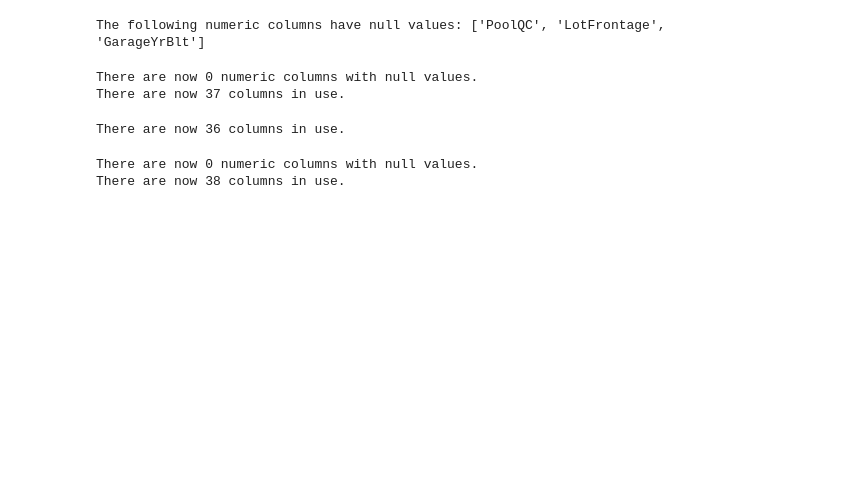
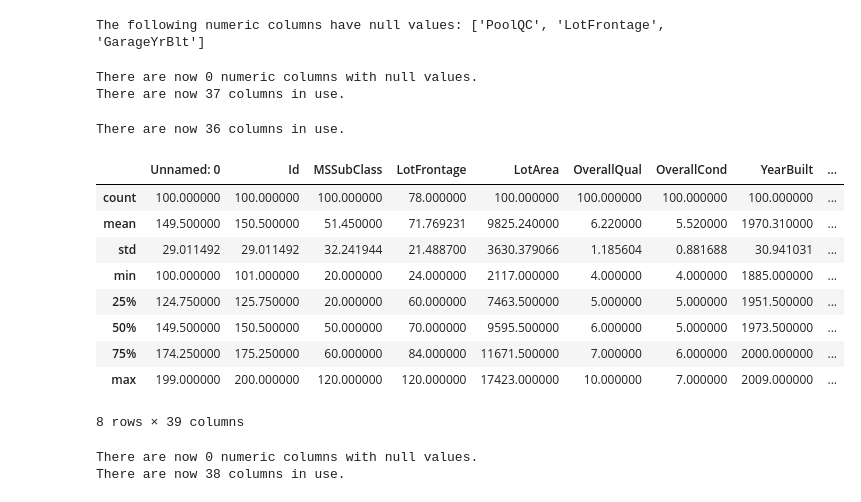
Before and after one commit to treysclark/Predicting-Housing-Prices, a Jupyter notebook: notebook.ipynb, the cells around one changed output. Saved outputs shown, nothing was run; the diff lists cells and outputs as text; code cells hidden in the pictures; blank space fills up the shorter version.

```diff
--- a/notebook.ipynb
+++ b/notebook.ipynb
@@ -432,4 +480,49 @@ clean_data = num_data[num_data.columns[num_data.sum() > 0]]
 trackTrainColCount(clean_data)
 # %% [output]
 There are now 36 columns in use.
+# %%
+# Data Preparation: Step 7 (Replace Outliers with Smallest/Largest Non-Outliers in Testing Data)
+# Source: https://careerfoundry.com/en/blog/data-analytics/how-to-find-outliers/#what-is-an-outlier
+
+def impute_outliers_IQR(df):
+
+    q1=df.quantile(0.25)
+
+    q3=df.quantile(0.75)
+
+    IQR=q3-q1
+
+    # Calculate largest and smmallest non-outlier in dataset
+    upper = df[~(df>(q3+1.5*IQR))].max()
+    lower = df[~(df<(q1-1.5*IQR))].min()
+
+    # Replace outliers with smallest/largest non-outliers in dataset
+    df = np.where(df > upper,
+        upper,
+        np.where(df < lower, lower,df)
+        )
+
+    return df
+
+
+test_outliers_df = test_data.select_dtypes(include=np.number).copy(deep=True)
+test_non_outliers_df = pd.DataFrame([])
+
+
+for col in test_outliers_df.columns:
+    test_non_outliers_df[col] = impute_outliers_IQR(test_outliers_df[col])
+
+
+test_non_outliers_df.describe()
+# %% [output]
+|  | Unnamed: 0 | Id | MSSubClass | LotFrontage | LotArea | OverallQual | OverallCond | YearBuilt | ... |
+| count | 100.000000 | 100.000000 | 100.000000 | 78.000000 | 100.000000 | 100.000000 | 100.000000 | 100.000000 | ... |
+| mean | 149.500000 | 150.500000 | 51.450000 | 71.769231 | 9825.240000 | 6.220000 | 5.520000 | 1970.310000 | ... |
+| std | 29.011492 | 29.011492 | 32.241944 | 21.488700 | 3630.379066 | 1.185604 | 0.881688 | 30.941031 | ... |
+| min | 100.000000 | 101.000000 | 20.000000 | 24.000000 | 2117.000000 | 4.000000 | 4.000000 | 1885.000000 | ... |
+| 25% | 124.750000 | 125.750000 | 20.000000 | 60.000000 | 7463.500000 | 5.000000 | 5.000000 | 1951.500000 | ... |
+| 50% | 149.500000 | 150.500000 | 50.000000 | 70.000000 | 9595.500000 | 6.000000 | 5.000000 | 1973.500000 | ... |
+| 75% | 174.250000 | 175.250000 | 60.000000 | 84.000000 | 11671.500000 | 7.000000 | 6.000000 | 2000.000000 | ... |
+| max | 199.000000 | 200.000000 | 120.000000 | 120.000000 | 17423.000000 | 10.000000 | 7.000000 | 2009.000000 | ... |
+8 rows × 39 columns
 # %%
```
Also changed, not shown: parts of 17 cells of this notebook.
